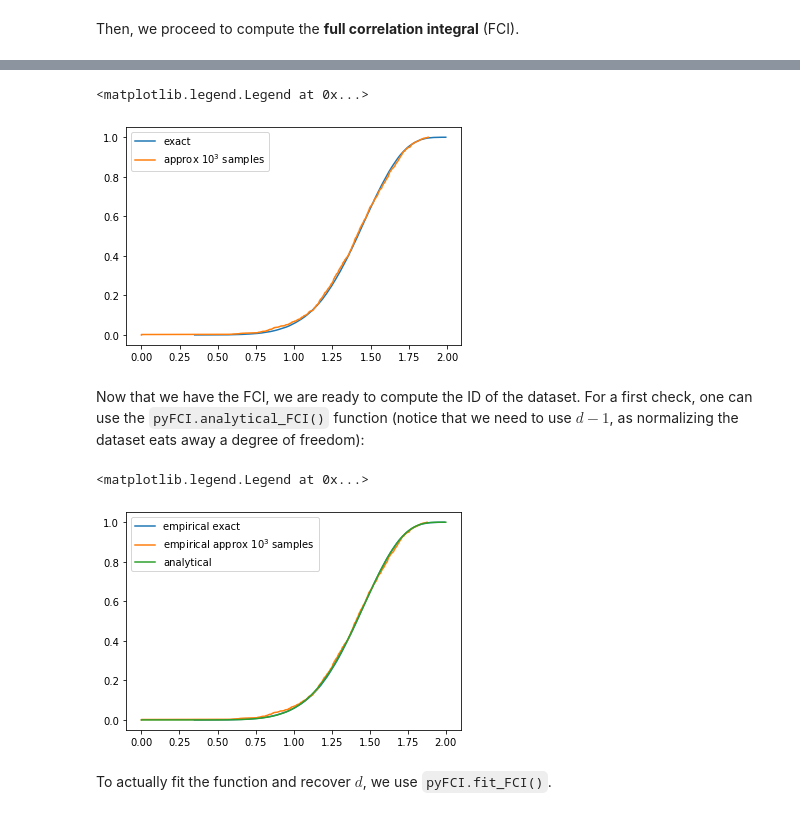
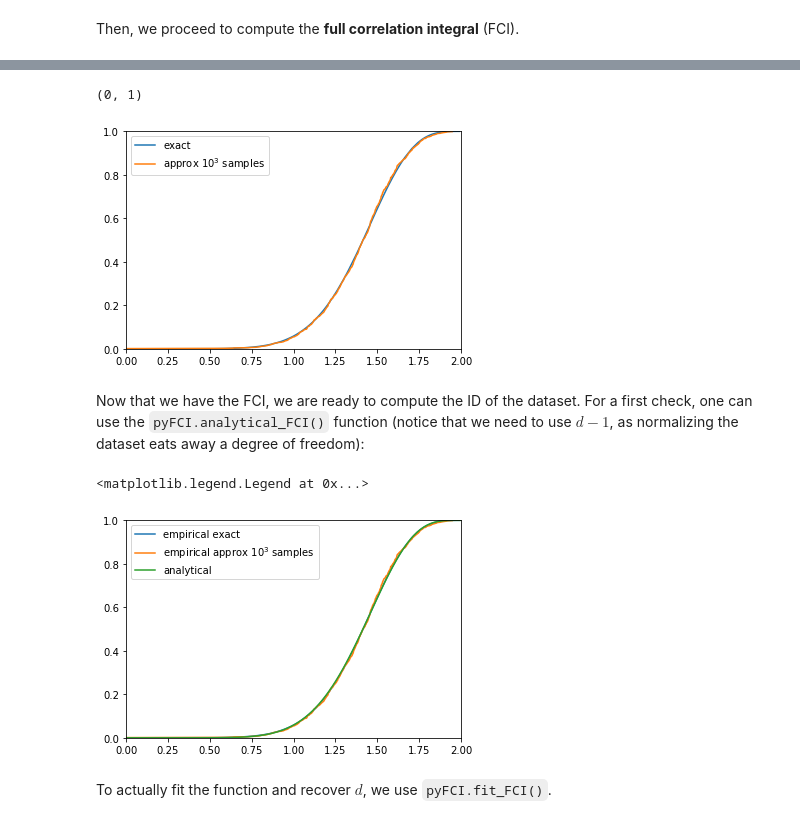
Before and after one commit to vittorioerba/pyFCI, a Jupyter notebook: examples/Tutorial.ipynb, the cells around one changed output, grey strips where cells are left out. Drawn from its saved outputs; the diff is of its cells as text; code cells hidden in the pictures.

```diff
--- a/examples/Tutorial.ipynb
+++ b/examples/Tutorial.ipynb
@@ -93,27 +96,31 @@ fig = plt.figure()
 ax = fig.add_subplot()
 ax.plot(fci[:,0], fci[:,1], label="exact")
 ax.plot(fciMC[:,0], fciMC[:,1], label="approx $10^3$ samples")
-ax.legend()
+ax.legend(loc='upper left')
+ax.set_xlim([0,2])
+ax.set_ylim([0,1])
 # %% [output]
-<matplotlib.legend.Legend at 0x...>
+(0, 1)
-[figure, old version]
+[figure, new version]
 # %% [markdown]
 Now that we have the FCI, we are ready to compute the ID of the dataset.
 For a first check, one can use the ``pyFCI.analytical_FCI()`` function (notice that we need to use $d-1$, as normalizing the dataset eats away a degree of freedom):
 # %%
 fig = plt.figure()
 ax = fig.add_subplot()
 ax.plot(fci[:,0], fci[:,1], label="empirical exact")
 ax.plot(fciMC[:,0], fciMC[:,1], label="empirical approx $10^3$ samples")
 
 xs = np.linspace(0,2,100)
 ys = pyFCI.analytical_FCI(xs,d-1,1)
 ax.plot(xs, ys, label="analytical")
+ax.set_xlim([0,2])
+ax.set_ylim([0,1])
 
-ax.legend()
+ax.legend(loc='upper left')
 # %% [output]
 <matplotlib.legend.Legend at 0x...>
-[figure, old version]
+[figure, new version]
 # %% [markdown]
 To actually fit the function and recover $d$, we use ``pyFCI.fit_FCI()``.
 # %%
```
Also changed, not shown: parts of 11 cells of this notebook, 2 other files.
